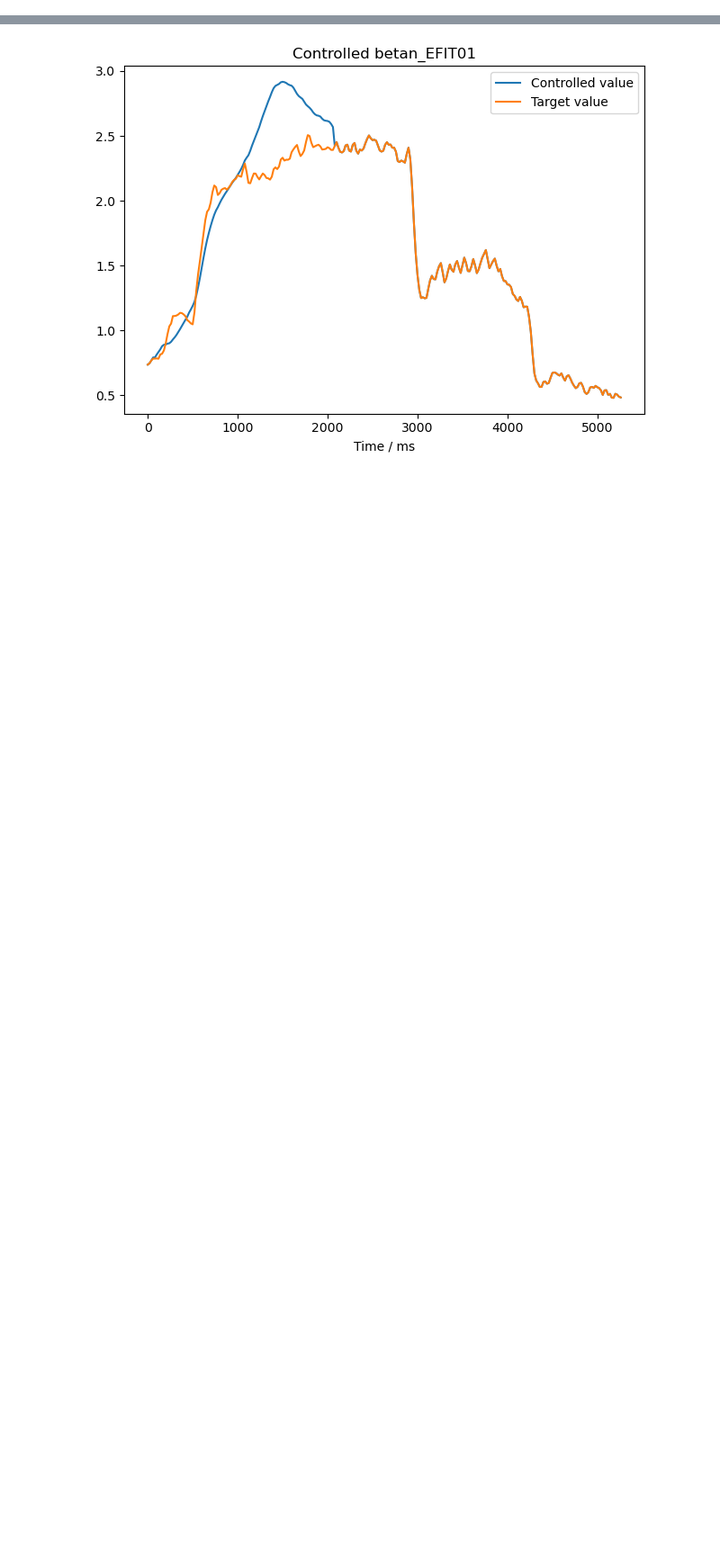
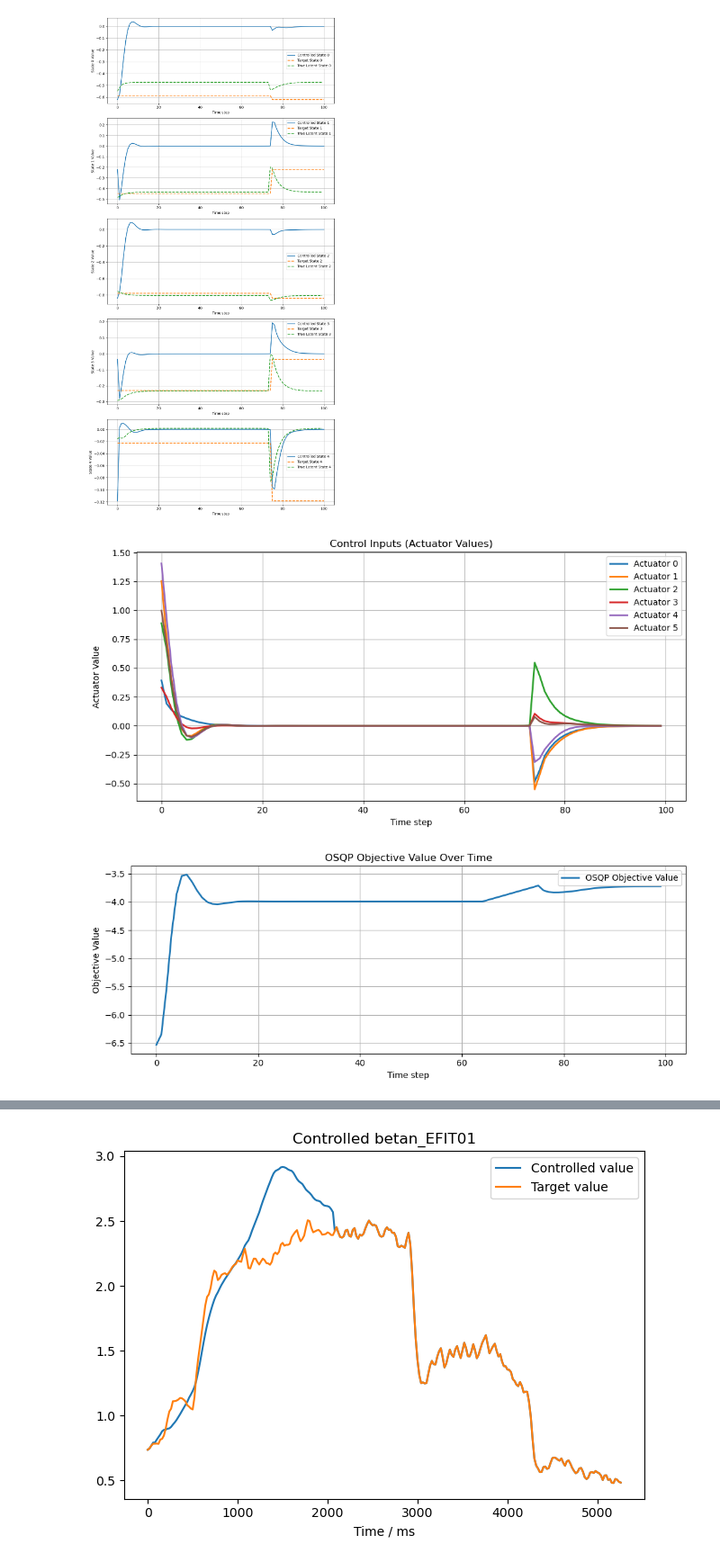
Before and after one commit to PlasmaControl/PlasmaEvolution, a Jupyter notebook: control_plotter.ipynb, the cells around one changed output, grey strips where cells are left out. Shown at 90% size. Cells and saved outputs as stored; diff of their text form; code cells hidden in the pictures; blank space fills up the shorter version.

Commit message:
create new LRAN MPC control testing scripts

```diff
--- a/control_plotter.ipynb
+++ b/control_plotter.ipynb
@@ -16,0 +34,60 @@ from scipy import sparse
+# %%
+import pickle
+import matplotlib.pyplot as plt
+import numpy as np
+
+# Load the output dictionary from the pickle file.
+save_path = 'control_pickles/control_results.pkl'
+with open(save_path, 'rb') as f:
+    output_dict = pickle.load(f)
+
+# Extract data.
+controlled_latent_traj = output_dict['controlled_latent_traj']  # shape: (T, nz)
+target_latent_traj     = output_dict['target_latent_traj']      # shape: (T, nz)
+actuator_values   = output_dict['actuator_values']    # shape: (nsim, nu)
+objective_vals    = output_dict.get('objective_vals', None)
+true_latent_traj  = output_dict['true_latent_traj']    # shape: (T, nz)
+
+# --- Plot Controlled vs Target States ---
+T, nz = controlled_latent_traj.shape
+plt.figure(figsize=(10, 4 * nz))
+for i in range(nz):
+    plt.subplot(nz, 1, i + 1)
+    plt.plot(controlled_latent_traj[:, i], label=f'Controlled State {i}', linewidth=2)
+    plt.plot(target_latent_traj[:, i], '--', label=f'Target State {i}', linewidth=2)
+    plt.plot(true_latent_traj[:, i], '--', label=f'True Latent State {i}', linewidth=2)
+    plt.xlabel('Time step')
+    plt.ylabel(f'State {i} Value')
+    plt.legend()
+    plt.grid(True)
+plt.tight_layout()
+plt.show()
+
+# --- Plot Actuator Values ---
+nsim, nu = actuator_values.shape
+plt.figure(figsize=(10, 5))
+for j in range(nu):
+    plt.plot(actuator_values[:, j], label=f'Actuator {j}', linewidth=2)
+plt.xlabel('Time step')
+plt.ylabel('Actuator Value')
+plt.legend()
+plt.grid(True)
+plt.title('Control Inputs (Actuator Values)')
+plt.tight_layout()
+plt.show()
+
+# --- Optionally, Plot Objective Values ---
+if objective_vals is not None:
+    plt.figure(figsize=(10, 4))
+    plt.plot(objective_vals, label='OSQP Objective Value', linewidth=2)
+    plt.xlabel('Time step')
+    plt.ylabel('Objective Value')
+    plt.legend()
+    plt.grid(True)
+    plt.title('OSQP Objective Value Over Time')
+    plt.tight_layout()
+    plt.show()
+# %% [output]
+[figure, added]
+[figure, added]
+[figure, added]
```
Also changed, not shown: parts of 7 cells of this notebook, 1 other file.
